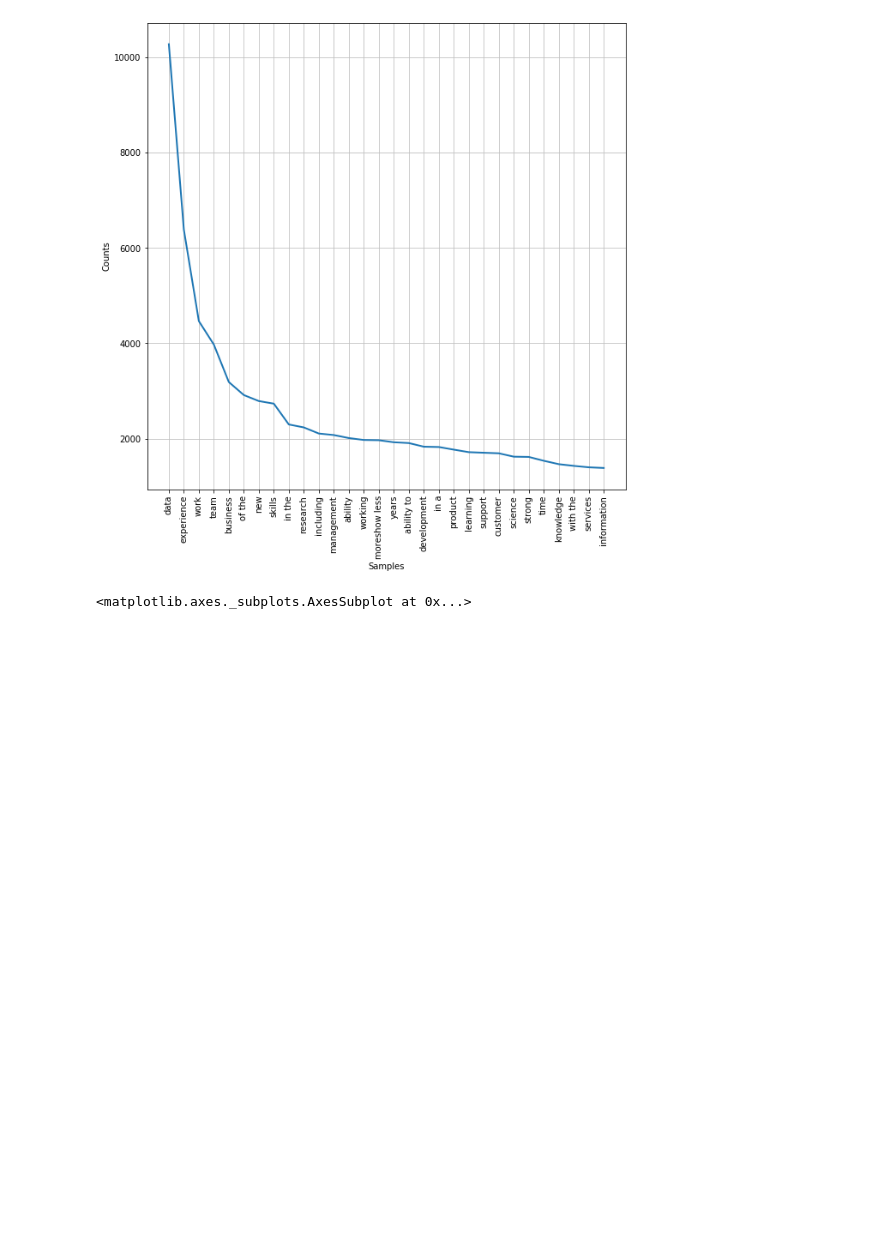
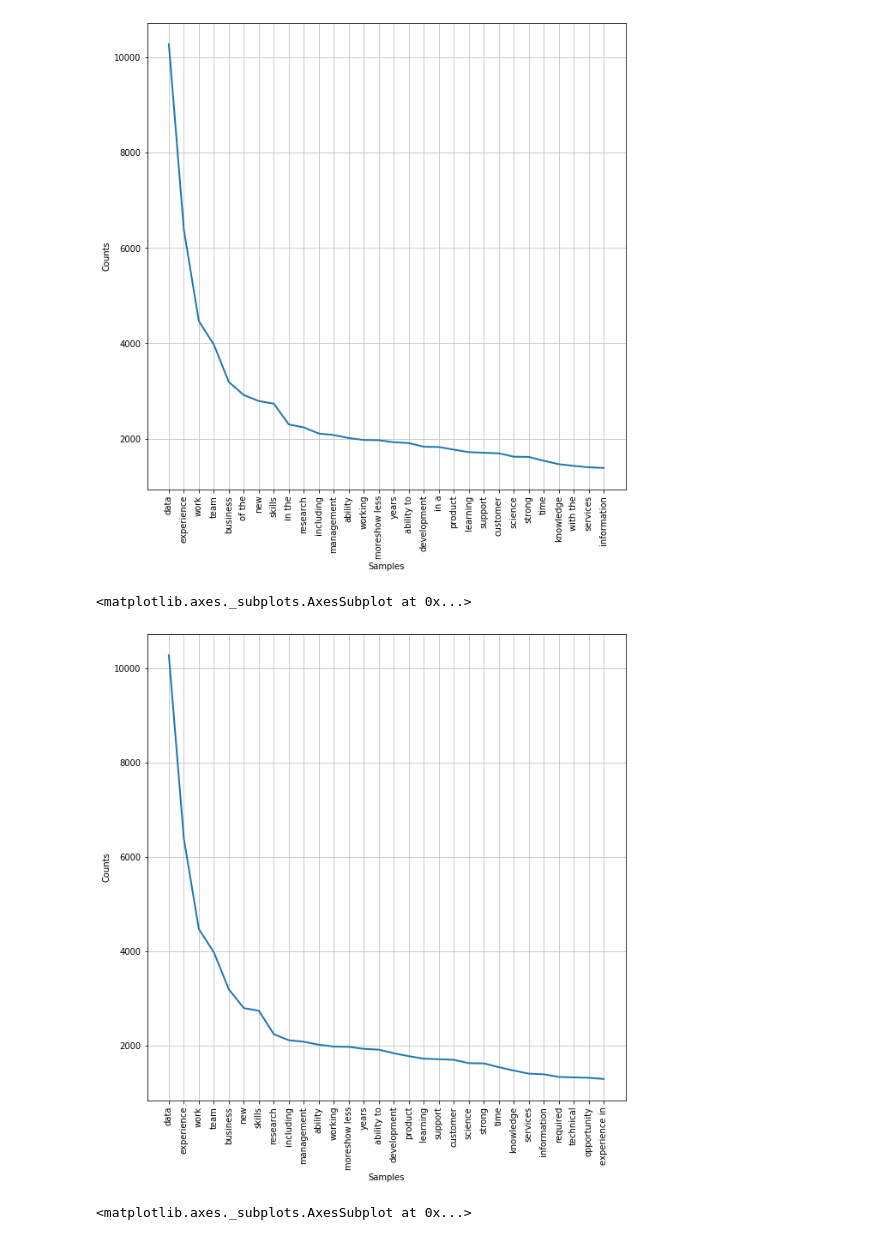
Before and after one commit to rmei97/word_cloud, a Jupyter notebook: analysis.ipynb, the cells around one changed output. Cells and saved outputs as stored; diff of their text form; code cells hidden in the pictures; blank space fills up the shorter version.

```diff
--- a/analysis.ipynb
+++ b/analysis.ipynb
@@ -166,7 +166,8 @@ def clean_n_tokenize(description, stopwords, n = 1):
         i = 0
 
         while i < len(tokenized_list):
-            _.append(' '.join(tokenized_list[i:i+n]))
+            if not tokenized_list[i] in list_stopwords:
+                _.append(' '.join(tokenized_list[i:i+n]))
             i += 1
     tokenized_list += _
     return [token.lower() for token in tokenized_list if token.lower() not in stopwords]
@@ -178,6 +179,8 @@ tokenized_list[:5]
 list_stopwords = stopwords.words('english')
 list_stopwords += list(string.punctuation)
 list_stopwords += ['show','company','description','summary','less','show','more','moreshow','how']
+# %%
+list_stopwords += ['show','company','description','summary','less','show','more','moreshow','how']
 # %%
 clean_n_tokenize(full_df['Description'][1], list_stopwords, n = 2)
 # %% [output]
@@ -231,3 +234,15 @@ fdist.plot(30)
 <matplotlib.axes._subplots.AxesSubplot at 0x...>
 # %%
 #need to get rid of stopwords and then make grams
+# %%
+bigram_corpus = []
+for description in full_df['Description']:
+    cleaned_list = clean_n_tokenize(description, list_stopwords, 2)
+    bigram_corpus.extend(cleaned_list)
+# %%
+fdist = FreqDist(bigram_corpus)
+plt.figure(figsize=(10,10))
+fdist.plot(30)
+# %% [output]
+[figure, added]
+<matplotlib.axes._subplots.AxesSubplot at 0x...>
```
Also changed, not shown: parts of 4 cells of this notebook.
